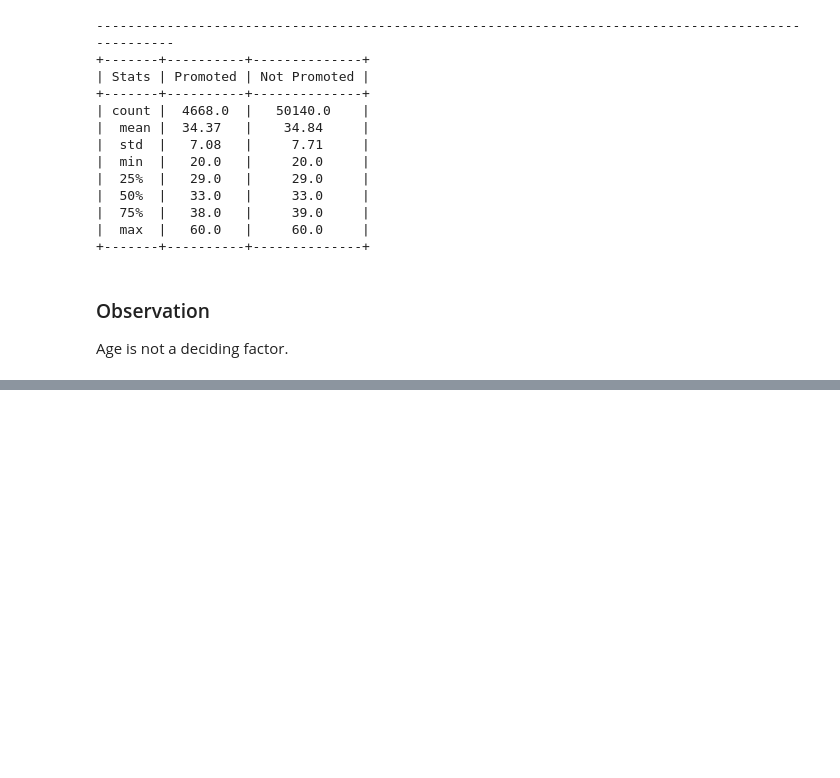
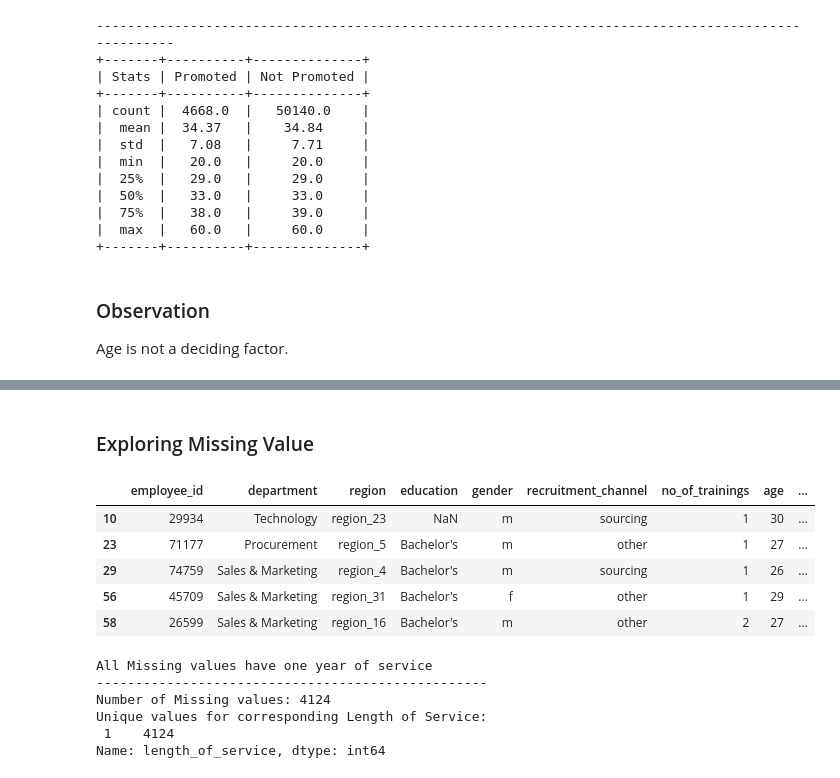
Before and after one commit to gunnerVivek/Employee-Promotion, a Jupyter notebook: 1-Analysis.ipynb, the cells around one changed output, grey strips where cells are left out. Drawn from its saved outputs; the diff is of its cells as text; code cells hidden in the pictures; blank space fills up the shorter version.

```diff
--- a/1-Analysis.ipynb
+++ b/1-Analysis.ipynb
@@ -639,0 +663,25 @@ Age is not a deciding factor.
+# %% [markdown]
+### Exploring Missing Value
+# %%
+train_data[train_data.previous_year_rating.isna()].head(5)
+# %% [output]
+|  | employee_id | department | region | education | gender | recruitment_channel | no_of_trainings | age | ... |
+| 10 | 29934 | Technology | region_23 | NaN | m | sourcing | 1 | 30 | ... |
+| 23 | 71177 | Procurement | region_5 | Bachelor's | m | other | 1 | 27 | ... |
+| 29 | 74759 | Sales & Marketing | region_4 | Bachelor's | m | sourcing | 1 | 26 | ... |
+| 56 | 45709 | Sales & Marketing | region_31 | Bachelor's | f | other | 1 | 29 | ... |
+| 58 | 26599 | Sales & Marketing | region_16 | Bachelor's | m | other | 2 | 27 | ... |
+# %%
+print('All Missing values have one year of service ')
+print('-'*50)
+
+print(f"Number of Missing values: {train_data[train_data.previous_year_rating.isna()].shape[0]} ")
+
+print(f"Unique values for corresponding Length of Service: \n", train_data[train_data.previous_year_rating.isna()].length_of_service.value_counts(dropna=False))
+# %% [output]
+All Missing values have one year of service
+--------------------------------------------------
+Number of Missing values: 4124
+Unique values for corresponding Length of Service:
+ 1    4124
+Name: length_of_service, dtype: int64
```
Also changed, not shown: parts of 9 cells of this notebook.
